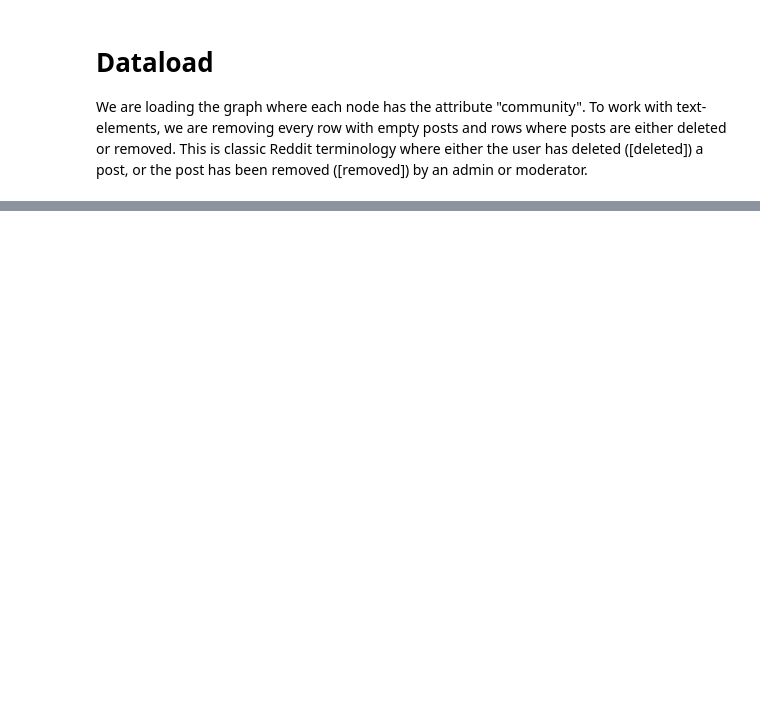
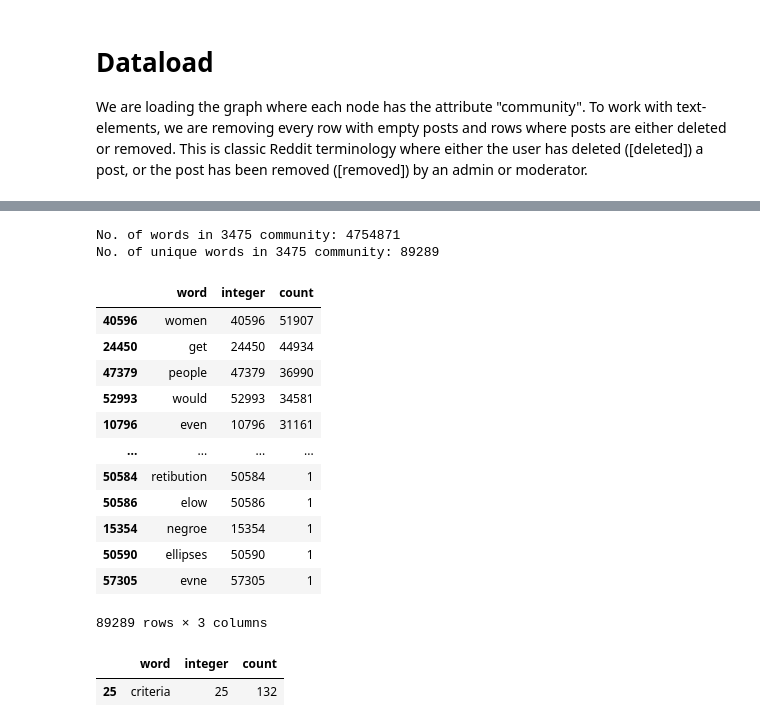
Before and after one commit to KarolineKlan/ctfds_project, a Jupyter notebook: text_processing_graphs.ipynb, the cells around one changed output, grey strips where cells are left out. Drawn from its saved outputs; the diff is of its cells as text; code cells hidden in the pictures; blank space fills up the shorter version.

```diff
--- a/text_processing_graphs.ipynb
+++ b/text_processing_graphs.ipynb
@@ -44,0 +385,52 @@ print(communities_dict)
+# %%
+# construct table as described in section 6.2.5
+
+#start with 3475 as it is the shortest
+
+list_of_tokens = []
+
+for index, row in df_3475.iterrows():
+    list_of_tokens.extend(row['tokens'])
+
+list_of_unique_tokens = list(set(list_of_tokens))
+
+print("No. of words in 3475 community:", len(list_of_tokens))
+print("No. of unique words in 3475 community:", len(set(list_of_tokens)))
+# %% [output]
+No. of words in 3475 community: 4754871
+No. of unique words in 3475 community: 89289
+# %%
+df_3475_apriori = pd.DataFrame({
+    'word': list_of_unique_tokens,
+    'integer': range(len(list_of_unique_tokens))
+})
+
+word_to_int = dict(zip(df_3475_apriori['word'], df_3475_apriori['integer']))
+
+array_of_counts = np.zeros((len(list_of_unique_tokens)), dtype=int)
+
+for token in list_of_tokens:
+    array_of_counts[word_to_int[token]] += 1
+
+df_3475_apriori['count'] = array_of_counts
+# %%
+df_3475_apriori.sort_values(by="count", ascending=False)
+# %% [output]
+|  | word | integer | count |
+| 40596 | women | 40596 | 51907 |
+| 24450 | get | 24450 | 44934 |
+| 47379 | people | 47379 | 36990 |
+| 52993 | would | 52993 | 34581 |
+| 10796 | even | 10796 | 31161 |
+| ... | ... | ... | ... |
+| 50584 | retibution | 50584 | 1 |
+| 50586 | elow | 50586 | 1 |
+| 15354 | negroe | 15354 | 1 |
+| 50590 | ellipses | 50590 | 1 |
+| 57305 | evne | 57305 | 1 |
+89289 rows × 3 columns
+# %%
+df_3475_apriori[df_3475_apriori["word"] == "criteria"]
+# %% [output]
+|  | word | integer | count |
+| 25 | criteria | 25 | 132 |
```
Also changed, not shown: parts of 23 cells of this notebook, 1 other file.
